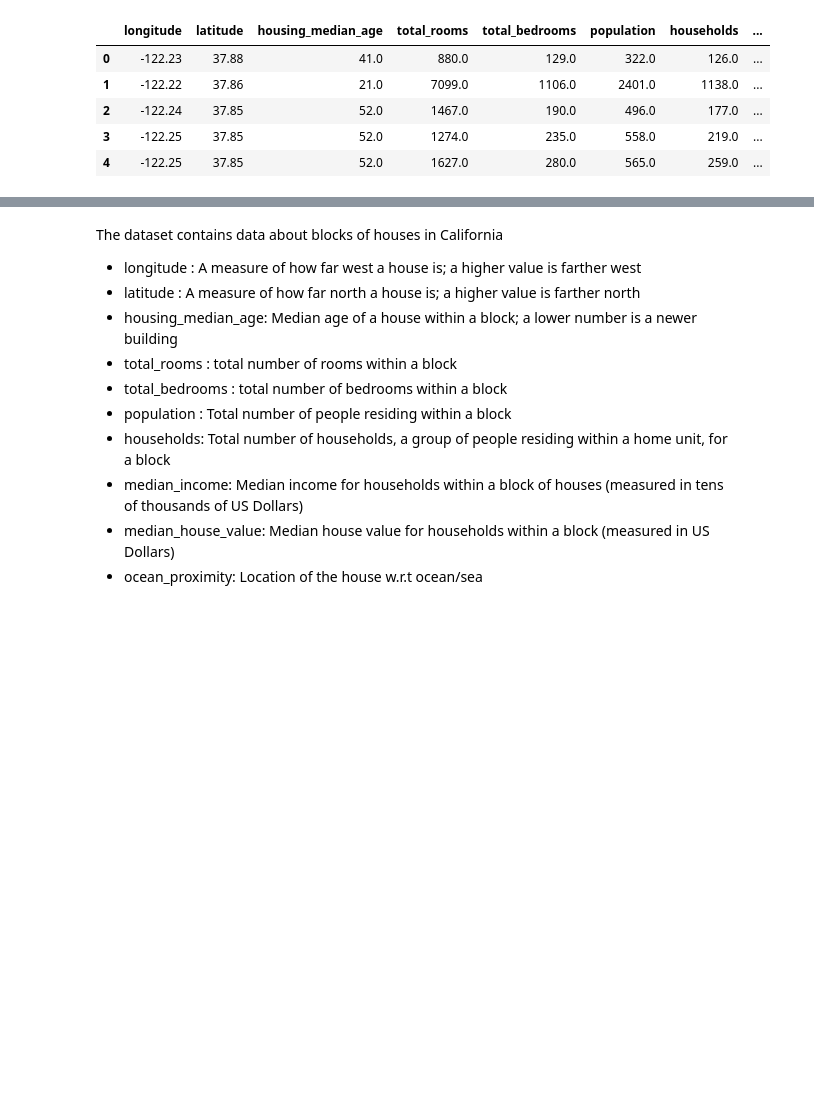
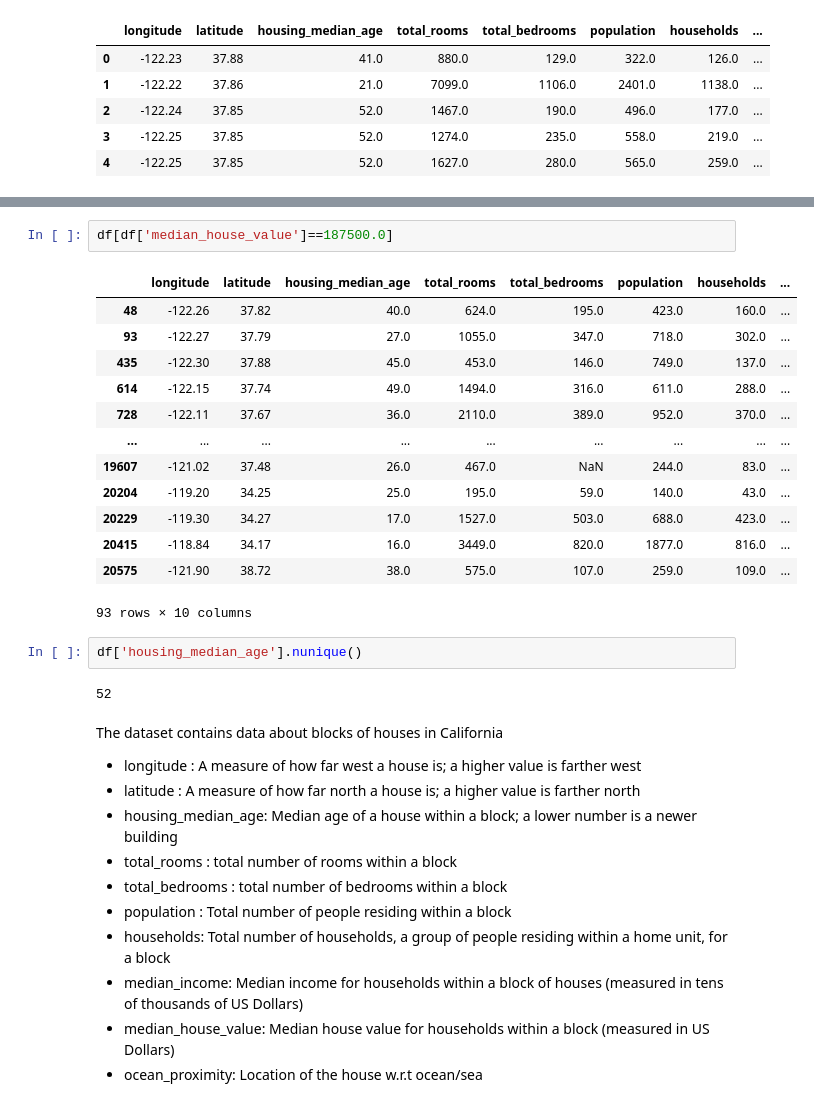
Before and after one commit to noakawa/Moveo_skills, a Jupyter notebook: data_exploration/data_exploration.ipynb, the cells around one changed output, grey strips where cells are left out. Drawn from its saved outputs; the diff is of its cells as text; blank space fills up the shorter version.

```diff
--- a/data_exploration/data_exploration.ipynb
+++ b/data_exploration/data_exploration.ipynb
@@ -23,3 +53,23 @@ df.head()
+# %%
+df[df['median_house_value']==187500.0]
+# %% [output]
+|  | longitude | latitude | housing_median_age | total_rooms | total_bedrooms | population | households | ... |
+| 48 | -122.26 | 37.82 | 40.0 | 624.0 | 195.0 | 423.0 | 160.0 | ... |
+| 93 | -122.27 | 37.79 | 27.0 | 1055.0 | 347.0 | 718.0 | 302.0 | ... |
+| 435 | -122.30 | 37.88 | 45.0 | 453.0 | 146.0 | 749.0 | 137.0 | ... |
+| 614 | -122.15 | 37.74 | 49.0 | 1494.0 | 316.0 | 611.0 | 288.0 | ... |
+| 728 | -122.11 | 37.67 | 36.0 | 2110.0 | 389.0 | 952.0 | 370.0 | ... |
+| ... | ... | ... | ... | ... | ... | ... | ... | ... |
+| 19607 | -121.02 | 37.48 | 26.0 | 467.0 | NaN | 244.0 | 83.0 | ... |
+| 20204 | -119.20 | 34.25 | 25.0 | 195.0 | 59.0 | 140.0 | 43.0 | ... |
+| 20229 | -119.30 | 34.27 | 17.0 | 1527.0 | 503.0 | 688.0 | 423.0 | ... |
+| 20415 | -118.84 | 34.17 | 16.0 | 3449.0 | 820.0 | 1877.0 | 816.0 | ... |
+| 20575 | -121.90 | 38.72 | 38.0 | 575.0 | 107.0 | 259.0 | 109.0 | ... |
+93 rows × 10 columns
+# %%
+df['housing_median_age'].nunique()
+# %% [output]
+52
 # %% [markdown]
 The dataset contains data about blocks of houses in California <br>
 
```
Also changed, not shown: parts of 10 cells of this notebook.
